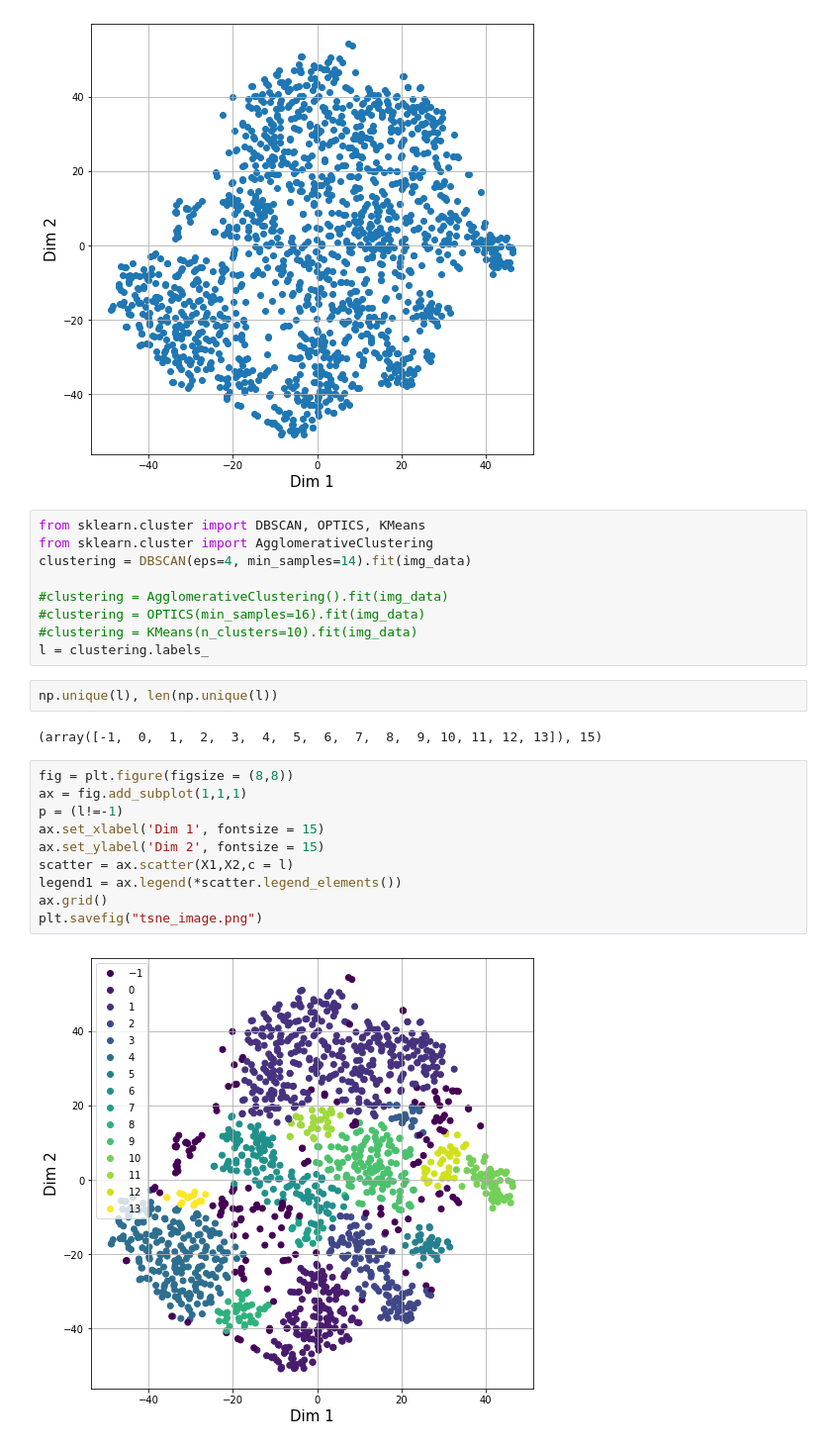
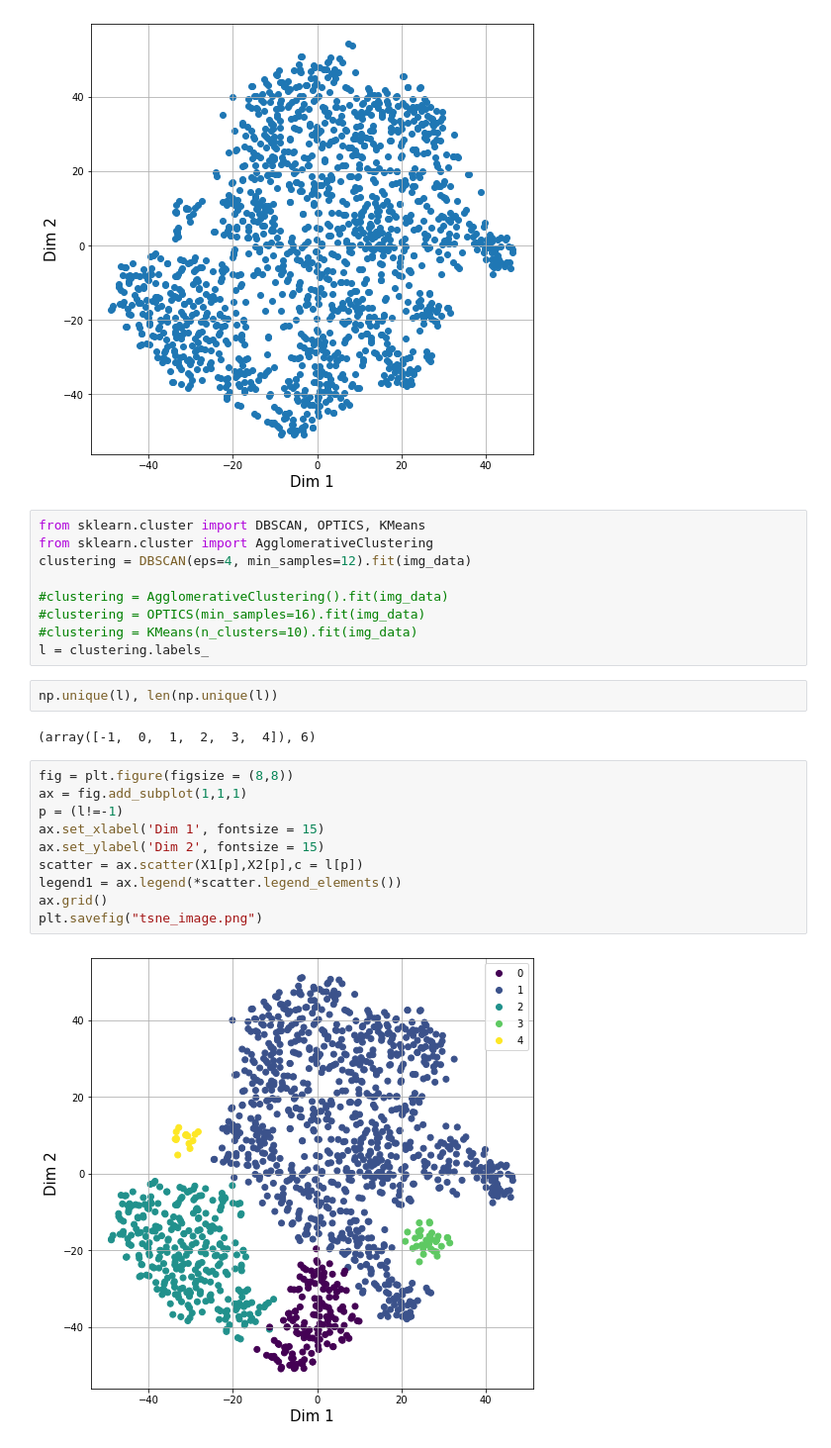
Before and after one commit to yemyemyem/sempix20, a Jupyter notebook: notebooks/joint_space_analysis.ipynb, the cells around one changed output. Shown at 99% size. Saved outputs shown, nothing was run; the diff lists cells and outputs as text.

```diff
--- a/notebooks/joint_space_analysis.ipynb
+++ b/notebooks/joint_space_analysis.ipynb
@@ -194,7 +194,7 @@ ax.grid()
 # %%
 from sklearn.cluster import DBSCAN, OPTICS, KMeans
 from sklearn.cluster import AgglomerativeClustering
-clustering = DBSCAN(eps=4, min_samples=14).fit(img_data)
+clustering = DBSCAN(eps=4, min_samples=12).fit(img_data)
 
 #clustering = AgglomerativeClustering().fit(img_data)
 #clustering = OPTICS(min_samples=16).fit(img_data)
@@ -203,17 +203,17 @@ l = clustering.labels_
 # %%
 np.unique(l), len(np.unique(l))
 # %% [output]
-(array([-1,  0,  1,  2,  3,  4,  5,  6,  7,  8,  9, 10, 11, 12, 13]), 15)
+(array([-1,  0,  1,  2,  3,  4]), 6)
 # %%
 fig = plt.figure(figsize = (8,8))
 ax = fig.add_subplot(1,1,1)
 p = (l!=-1)
 ax.set_xlabel('Dim 1', fontsize = 15)
 ax.set_ylabel('Dim 2', fontsize = 15)
-scatter = ax.scatter(X1,X2,c = l)
+scatter = ax.scatter(X1[p],X2[p],c = l[p])
 legend1 = ax.legend(*scatter.legend_elements())
 ax.grid()
 plt.savefig("tsne_image.png")
 # %% [output]
-[figure, old version]
+[figure, new version]
 # %%
```
Also changed, not shown: parts of 5 cells of this notebook.
